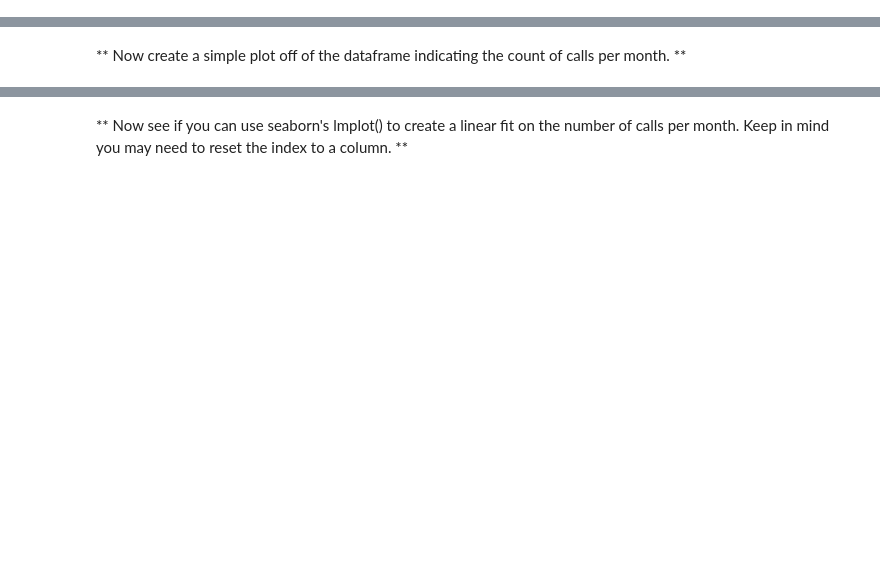
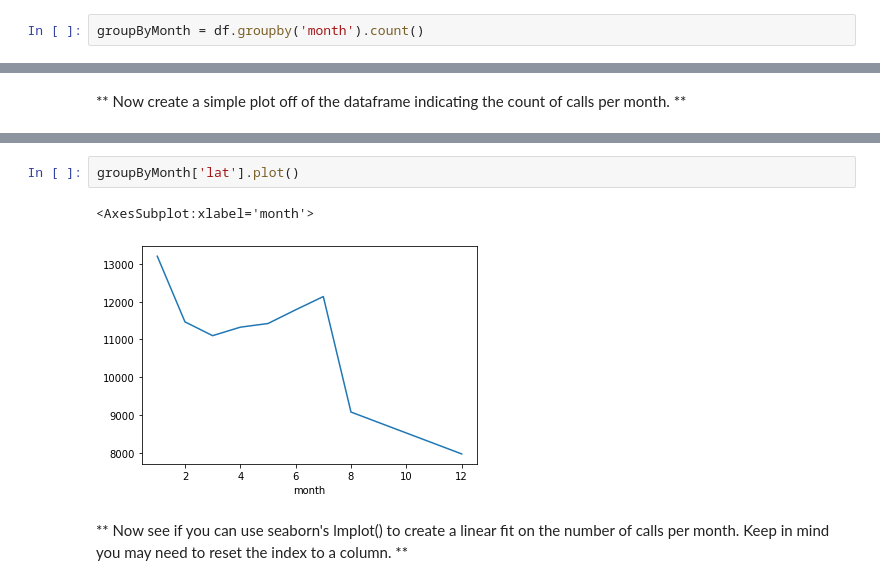
Before and after one commit to sumitsingh34/Data-Capstone-Projects, a Jupyter notebook: 01-911 Calls Data Capstone Project.ipynb, the cells around one changed output, grey strips where cells are left out. Saved outputs shown, nothing was run; the diff lists cells and outputs as text; blank space fills up the shorter version.

```diff
--- a/01-911 Calls Data Capstone Project.ipynb
+++ b/01-911 Calls Data Capstone Project.ipynb
@@ -169,0 +257,2 @@ _____
+# %%
+groupByMonth = df.groupby('month').count()
@@ -176,2 +275,7 @@ _____
+# %%
+groupByMonth['lat'].plot()
+# %% [output]
+<AxesSubplot:xlabel='month'>
+[figure, added]
 # %% [markdown]
 ** Now see if you can use seaborn's lmplot() to create a linear fit on the number of calls per month. Keep in mind you may need to reset the index to a column. **
```
Also changed, not shown: parts of 51 cells of this notebook.
